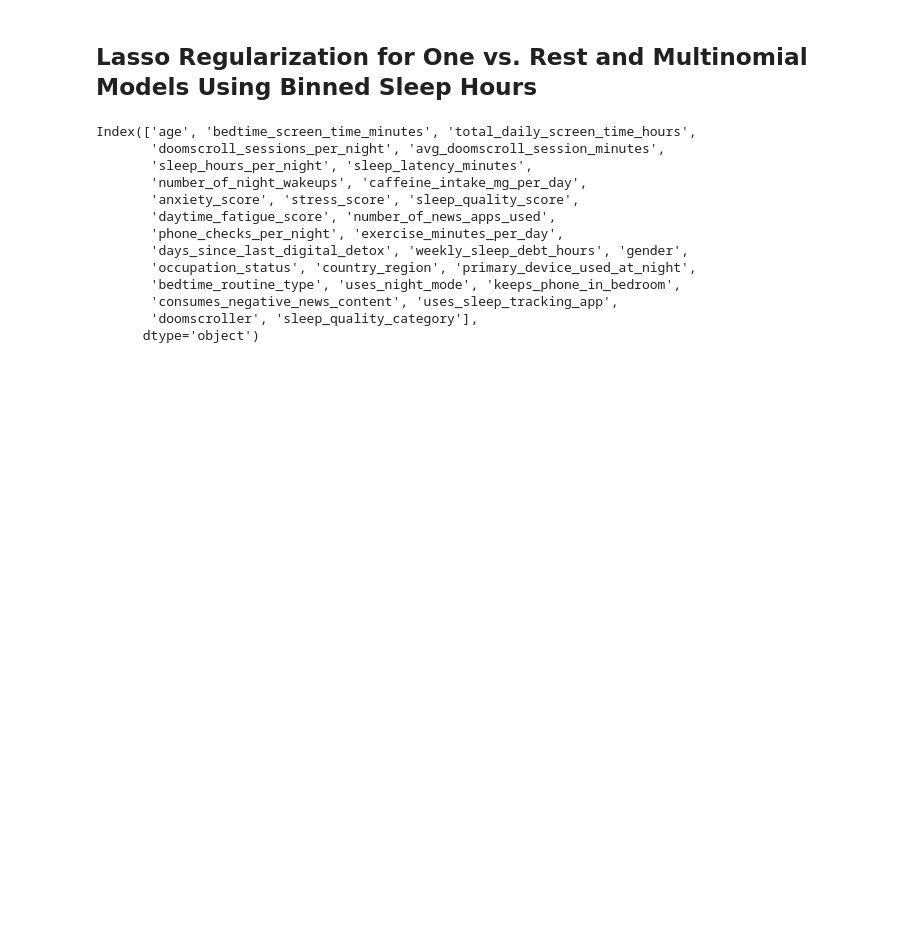
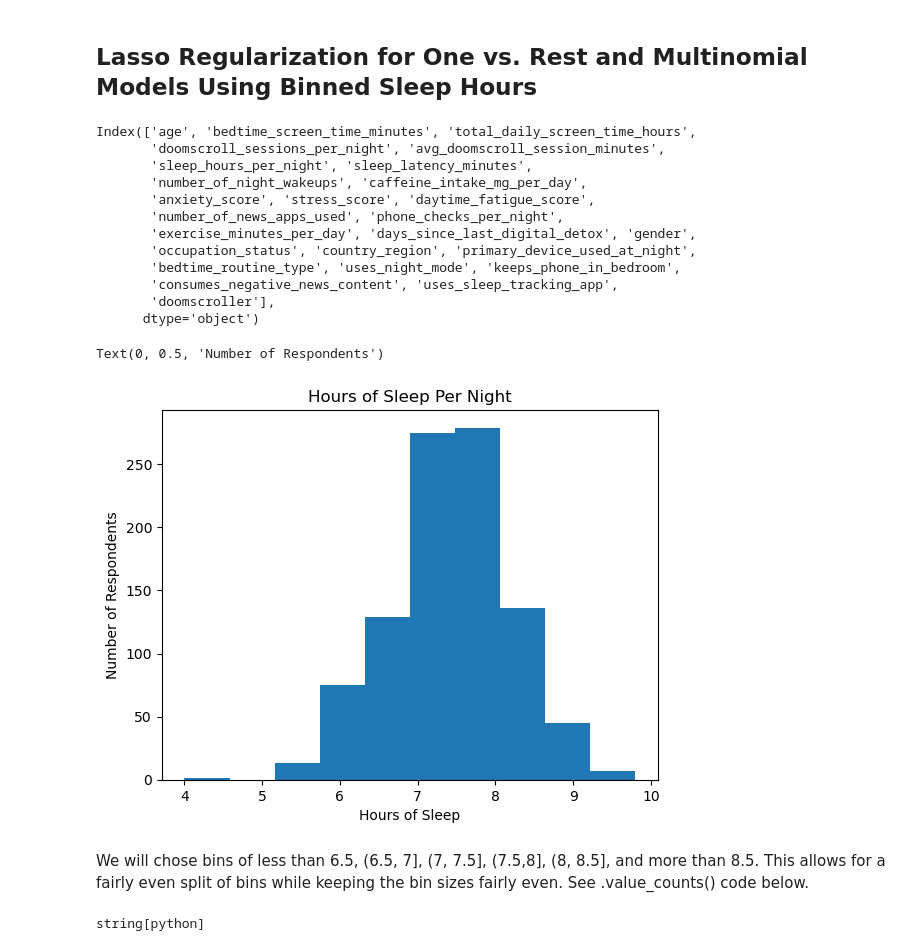
Before and after one commit to hdykens/6021-Final-Project, a Jupyter notebook: 03_Lasso_Regularization/Lasso_MVR_Binned_Sleep_Hours_v1.ipynb, the cells around one changed output. Drawn from its saved outputs; the diff is of its cells as text; code cells hidden in the pictures; blank space fills up the shorter version.

```diff
--- a/03_Lasso_Regularization/Lasso_MVR_Binned_Sleep_Hours_v1.ipynb
+++ b/03_Lasso_Regularization/Lasso_MVR_Binned_Sleep_Hours_v1.ipynb
@@ -18,7 +26,7 @@ Sleep_clean = pd.read_csv('../01_Kaggle_Cleaning_EDA/sleep_clean.csv')
 # %%
 # Different from the models with no regularization, we will keep 'daytime_fatigue_score'
 
-# Sleep_clean = Sleep_clean.drop(columns = ['weekly_sleep_debt_hours', 'sleep_quality_score', 'sleep_quality_category'])
+Sleep_clean = Sleep_clean.drop(columns = ['weekly_sleep_debt_hours', 'sleep_quality_score', 'sleep_quality_category'])
 # %%
 Sleep_clean.columns
 # %% [output]
@@ -26,12 +34,30 @@ Index(['age', 'bedtime_screen_time_minutes', 'total_daily_screen_time_hours',
        'doomscroll_sessions_per_night', 'avg_doomscroll_session_minutes',
        'sleep_hours_per_night', 'sleep_latency_minutes',
        'number_of_night_wakeups', 'caffeine_intake_mg_per_day',
-       'anxiety_score', 'stress_score', 'sleep_quality_score',
-       'daytime_fatigue_score', 'number_of_news_apps_used',
-       'phone_checks_per_night', 'exercise_minutes_per_day',
-       'days_since_last_digital_detox', 'weekly_sleep_debt_hours', 'gender',
+       'anxiety_score', 'stress_score', 'daytime_fatigue_score',
+       'number_of_news_apps_used', 'phone_checks_per_night',
+       'exercise_minutes_per_day', 'days_since_last_digital_detox', 'gender',
        'occupation_status', 'country_region', 'primary_device_used_at_night',
        'bedtime_routine_type', 'uses_night_mode', 'keeps_phone_in_bedroom',
        'consumes_negative_news_content', 'uses_sleep_tracking_app',
-       'doomscroller', 'sleep_quality_category'],
+       'doomscroller'],
       dtype='object')
+# %%
+# We create this plot to help justify how we will bin the hours of sleep.
+Sleep_clean['sleep_hours_per_night'].value_counts()
+
+plt.hist(Sleep_clean['sleep_hours_per_night'])
+plt.title("Hours of Sleep Per Night")
+plt.xlabel("Hours of Sleep")
+plt.ylabel("Number of Respondents")
+# %% [output]
+Text(0, 0.5, 'Number of Respondents')
+[figure, added]
+# %% [markdown]
+We will chose bins of less than 6.5, (6.5, 7], (7, 7.5], (7.5,8], (8, 8.5], and more than 8.5. This allows for a fairly even split of bins while keeping the bin sizes fairly even. See .value_counts() code below.
+# %%
+# Needed to convert it to a string so that OVR would know that it is categories it can classify
+sleep_bins = pd.cut(Sleep_clean['sleep_hours_per_night'], bins = [0, 6.5, 7, 7.5, 8, 8.5, 24]).astype('string')
+sleep_bins.dtype
+# %% [output]
+string[python]
```
Also changed, not shown: parts of 27 cells of this notebook, 1 other file.
